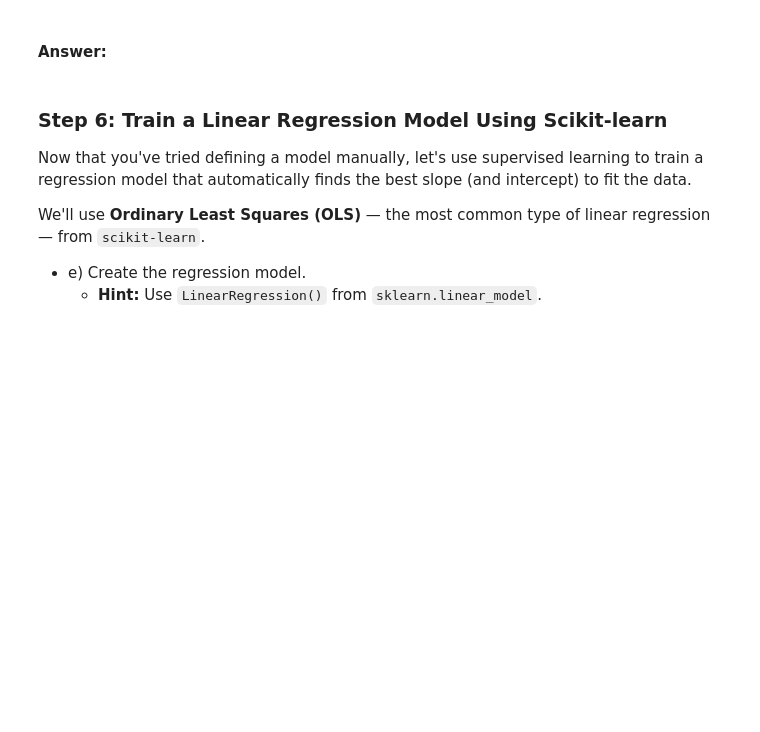
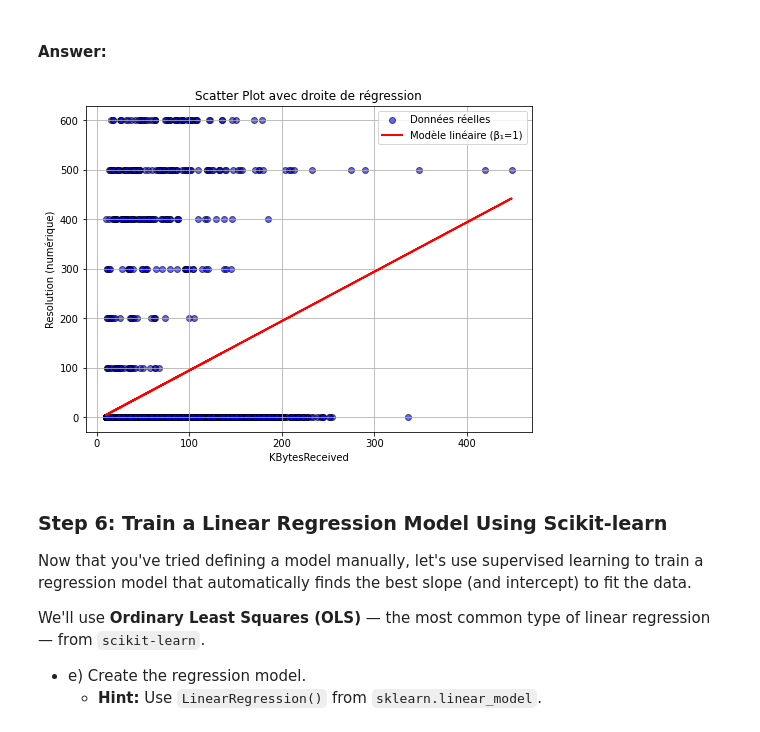
Before and after one commit to tvtrungg/MADRE-SU, a Jupyter notebook: TP1/tp1_regression.ipynb, the cells around one changed output. Saved outputs shown, nothing was run; the diff lists cells and outputs as text; code cells hidden in the pictures; blank space fills up the shorter version.

```diff
--- a/TP1/tp1_regression.ipynb
+++ b/TP1/tp1_regression.ipynb
@@ -397,3 +800,23 @@ Before using a machine learning library, let’s build a very simple regression
 #### Answer:
 # %%
 ## TODO:
+beta1 = 1
+mapping = {
+    'NoQualityInfo': 0,
+    'q360p': 300,
+    'q480p': 400,
+    'q720p': 500,
+    'q1080p': 600,
+    'q144p': 100,
+    'q240p': 200
+}
+df['Resolution_num'] = df['Resolution'].map(mapping)
+y_numbered = df['Resolution_num']
+beta0 = y_numbered.mean() - beta1 * X.mean()
+#beta0 = 0
+y_pred = (beta0 + beta1 * X)
+
+
+# Example
+comparison = pd.DataFrame({'KBytesReceived': X, 'Resolution réelle': y, 'Prediction': y_pred})
+print(comparison.head())
@@ -403,6 +833,27 @@ Before using a machine learning library, let’s build a very simple regression
 #### Answer:
 # %%
 ## TODO:
+plt.figure(figsize=(8, 6))
+
+# Nuage de points (les données réelles)
+plt.scatter(X, y_numbered, color='blue', alpha=0.6, edgecolor='k', label='Données réelles')
+
+# Droite de régression (les prédictions)
+plt.plot(X, y_pred, color='red', linewidth=2, label='Modèle linéaire (β₁=1)')
+
+# Titre et axes
+plt.title("Scatter Plot avec droite de régression")
+plt.xlabel("KBytesReceived")
+plt.ylabel("Resolution (numérique)")
+plt.legend()
+plt.grid(True)
+# Sauvegarder le graphique en PDF
+plt.savefig("scatter_plot2.pdf")
+
+# Afficher le graphique à l'écran
+plt.show()
+# %% [output]
+[figure, added]
 # %% [markdown]
 ### Step 6: Train a Linear Regression Model Using Scikit-learn
 
```
Also changed, not shown: parts of 23 cells of this notebook, 6 other files.
